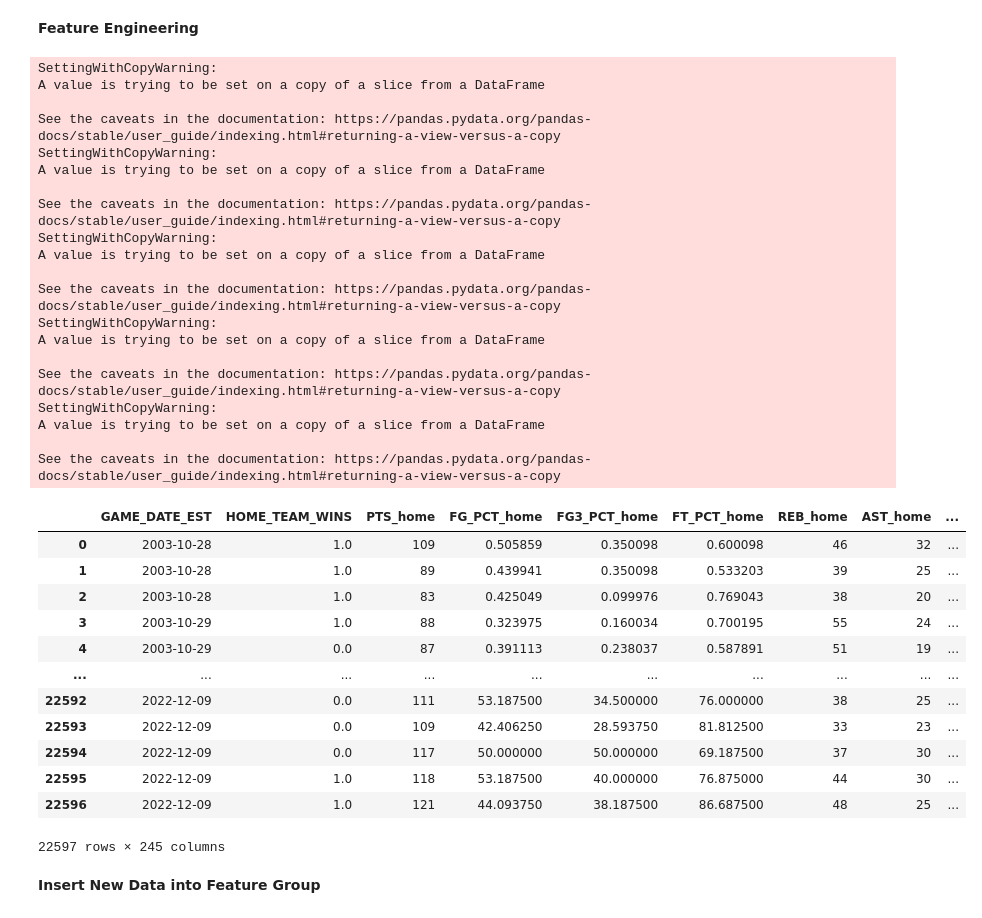
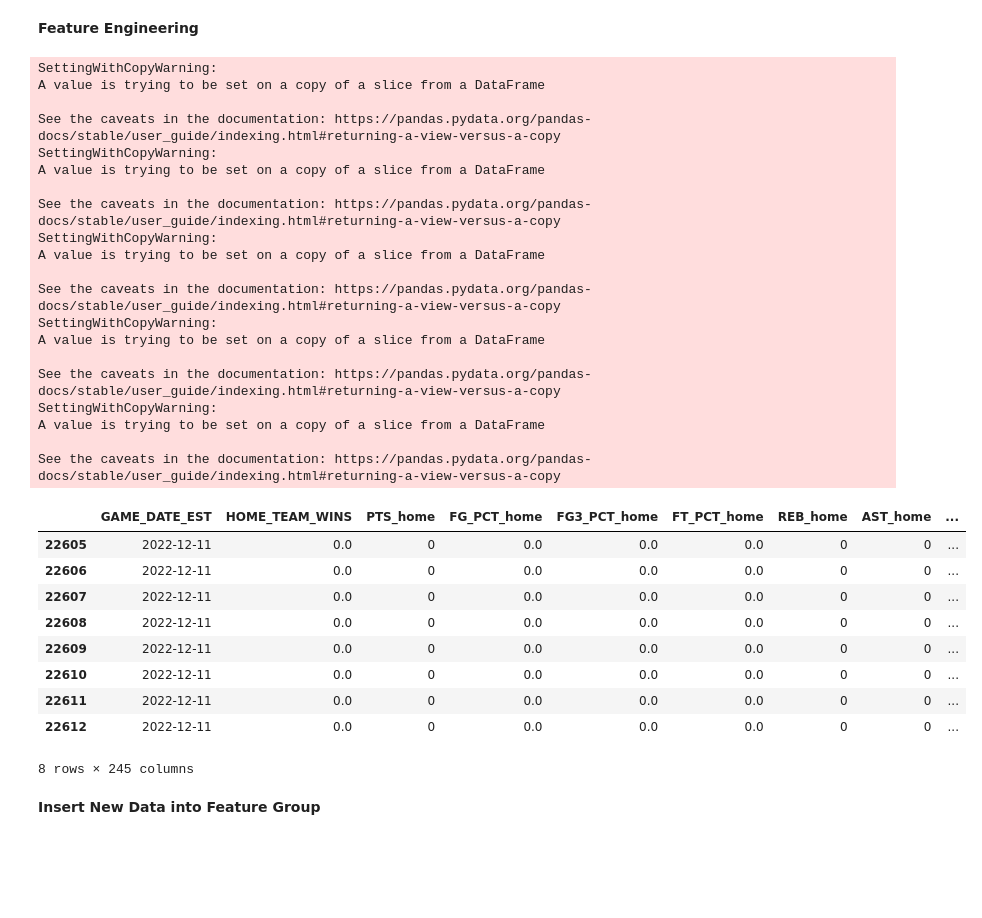
Before and after one commit to cmunch1/nba-prediction, a Jupyter notebook: 09_production_features_pipeline.ipynb, the cells around one changed output. Drawn from its saved outputs; the diff is of its cells as text; code cells hidden in the pictures; blank space fills up the shorter version.

```diff
--- a/09_production_features_pipeline.ipynb
+++ b/09_production_features_pipeline.ipynb
@@ -60,13 +73,8 @@ def get_new_games(driver)-> pd.DataFrame:
     DATETO = TODAY.strftime("%m/%d/%y")
     DATEFROM = LASTWEEK.strftime("%m/%d/%y")
 
-    # initate a webdriver in selenium
-    # since website data is dynamically generated
-    driver = activate_web_driver('firefox')
 
     df = scrape_to_dataframe(driver, Season=SEASON, DateFrom=DATEFROM, DateTo=DATETO)
-
-    driver.close()
 
     df = convert_columns(df)
     df = combine_home_visitor(df)
@@ -75,5 +83,9 @@ def get_new_games(driver)-> pd.DataFrame:
 
 df_new = get_new_games(driver)
 
+# get the SEASON of the last game in the database
+# this will used when constructing rows for prediction
+SEASON = df_new['SEASON'].max()
+
 df_new
 # %% [output]
@@ -133,13 +150,24 @@ DeprecationWarning: HTTPResponse.getheader() is deprecated and will be removed i
 # %%
 # append today's matchups to the new games dataframe
 
-# since we don't have access to official game ids, we will use the index as a game id
+# since we don't have access to official game ids, we will use the 20000001 + index as a game id
+# 20000001 is used to insure that feature engineering will treat this as a regular season game
 # this data is only used for prediction and is deleted after the prediction is made
+
 for i, matchup in enumerate(matchups):
-    game_details = {'HOME_TEAM_ID': matchup[1], 'VISITOR_TEAM_ID': matchup[0], 'GAME_DATE_EST': datetime.now(timezone('EST')).strftime("%Y-%m-%d"), 'GAME_ID': i}
+    game_details = {'HOME_TEAM_ID': matchup[1],
+                    'VISITOR_TEAM_ID': matchup[0],
+                    'GAME_DATE_EST': datetime.now(timezone('EST')).strftime("%Y-%m-%d"),
+                    'GAME_ID': 20000001+i,
+                    'SEASON': SEASON,
+                    }
     game_details_df = pd.DataFrame(game_details, index=[i])
+    # append to new games dataframe
     df_new = pd.concat([df_new, game_details_df], ignore_index = True)
 
+#blank rows will be filled with 0 to prevent issues with feature engineering
+df_new = df_new.fillna(0)
+
 df_new
 # %% [output]
 |  | GAME_DATE_EST | HOME_TEAM_WINS | PTS_home | FG_PCT_home | FG3_PCT_home | FT_PCT_home | REB_home | AST_home | ... |
@@ -291,46 +310,43 @@ See the caveats in the documentation: https://pandas.pydata.org/pandas-docs/stab
 # %%
 # Feature engineering to add:
     # rolling averages of key stats,
     # win/lose streaks,
     # home/away streaks,
     # specific matchup (team X vs team Y) rolling averages and streaks
 
 df_combined = process_features(df_combined)
-df_combined
+df_combined[df_combined['GAME_ID'] < 20000100]
 # %% [output]
 SettingWithCopyWarning:
 A value is trying to be set on a copy of a slice from a DataFrame
 
 See the caveats in the documentation: https://pandas.pydata.org/pandas-docs/stable/user_guide/indexing.html#returning-a-view-versus-a-copy
 SettingWithCopyWarning:
 A value is trying to be set on a copy of a slice from a DataFrame
 
 See the caveats in the documentation: https://pandas.pydata.org/pandas-docs/stable/user_guide/indexing.html#returning-a-view-versus-a-copy
 SettingWithCopyWarning:
 A value is trying to be set on a copy of a slice from a DataFrame
 
 See the caveats in the documentation: https://pandas.pydata.org/pandas-docs/stable/user_guide/indexing.html#returning-a-view-versus-a-copy
 SettingWithCopyWarning:
 A value is trying to be set on a copy of a slice from a DataFrame
 
 See the caveats in the documentation: https://pandas.pydata.org/pandas-docs/stable/user_guide/indexing.html#returning-a-view-versus-a-copy
 SettingWithCopyWarning:
 A value is trying to be set on a copy of a slice from a DataFrame
 
 See the caveats in the documentation: https://pandas.pydata.org/pandas-docs/stable/user_guide/indexing.html#returning-a-view-versus-a-copy
 |  | GAME_DATE_EST | HOME_TEAM_WINS | PTS_home | FG_PCT_home | FG3_PCT_home | FT_PCT_home | REB_home | AST_home | ... |
-| 0 | 2003-10-28 | 1.0 | 109 | 0.505859 | 0.350098 | 0.600098 | 46 | 32 | ... |
-| 1 | 2003-10-28 | 1.0 | 89 | 0.439941 | 0.350098 | 0.533203 | 39 | 25 | ... |
-| 2 | 2003-10-28 | 1.0 | 83 | 0.425049 | 0.099976 | 0.769043 | 38 | 20 | ... |
-| 3 | 2003-10-29 | 1.0 | 88 | 0.323975 | 0.160034 | 0.700195 | 55 | 24 | ... |
-| 4 | 2003-10-29 | 0.0 | 87 | 0.391113 | 0.238037 | 0.587891 | 51 | 19 | ... |
-| ... | ... | ... | ... | ... | ... | ... | ... | ... | ... |
-| 22592 | 2022-12-09 | 0.0 | 111 | 53.187500 | 34.500000 | 76.000000 | 38 | 25 | ... |
-| 22593 | 2022-12-09 | 0.0 | 109 | 42.406250 | 28.593750 | 81.812500 | 33 | 23 | ... |
-| 22594 | 2022-12-09 | 0.0 | 117 | 50.000000 | 50.000000 | 69.187500 | 37 | 30 | ... |
-| 22595 | 2022-12-09 | 1.0 | 118 | 53.187500 | 40.000000 | 76.875000 | 44 | 30 | ... |
-| 22596 | 2022-12-09 | 1.0 | 121 | 44.093750 | 38.187500 | 86.687500 | 48 | 25 | ... |
+| 22605 | 2022-12-11 | 0.0 | 0 | 0.0 | 0.0 | 0.0 | 0 | 0 | ... |
+| 22606 | 2022-12-11 | 0.0 | 0 | 0.0 | 0.0 | 0.0 | 0 | 0 | ... |
+| 22607 | 2022-12-11 | 0.0 | 0 | 0.0 | 0.0 | 0.0 | 0 | 0 | ... |
+| 22608 | 2022-12-11 | 0.0 | 0 | 0.0 | 0.0 | 0.0 | 0 | 0 | ... |
+| 22609 | 2022-12-11 | 0.0 | 0 | 0.0 | 0.0 | 0.0 | 0 | 0 | ... |
+| 22610 | 2022-12-11 | 0.0 | 0 | 0.0 | 0.0 | 0.0 | 0 | 0 | ... |
+| 22611 | 2022-12-11 | 0.0 | 0 | 0.0 | 0.0 | 0.0 | 0 | 0 | ... |
+| 22612 | 2022-12-11 | 0.0 | 0 | 0.0 | 0.0 | 0.0 | 0 | 0 | ... |
-22597 rows × 245 columns
+8 rows × 245 columns
 # %% [markdown]
 **Insert New Data into Feature Group**
 # %%
```
Also changed, not shown: parts of 13 cells of this notebook.
